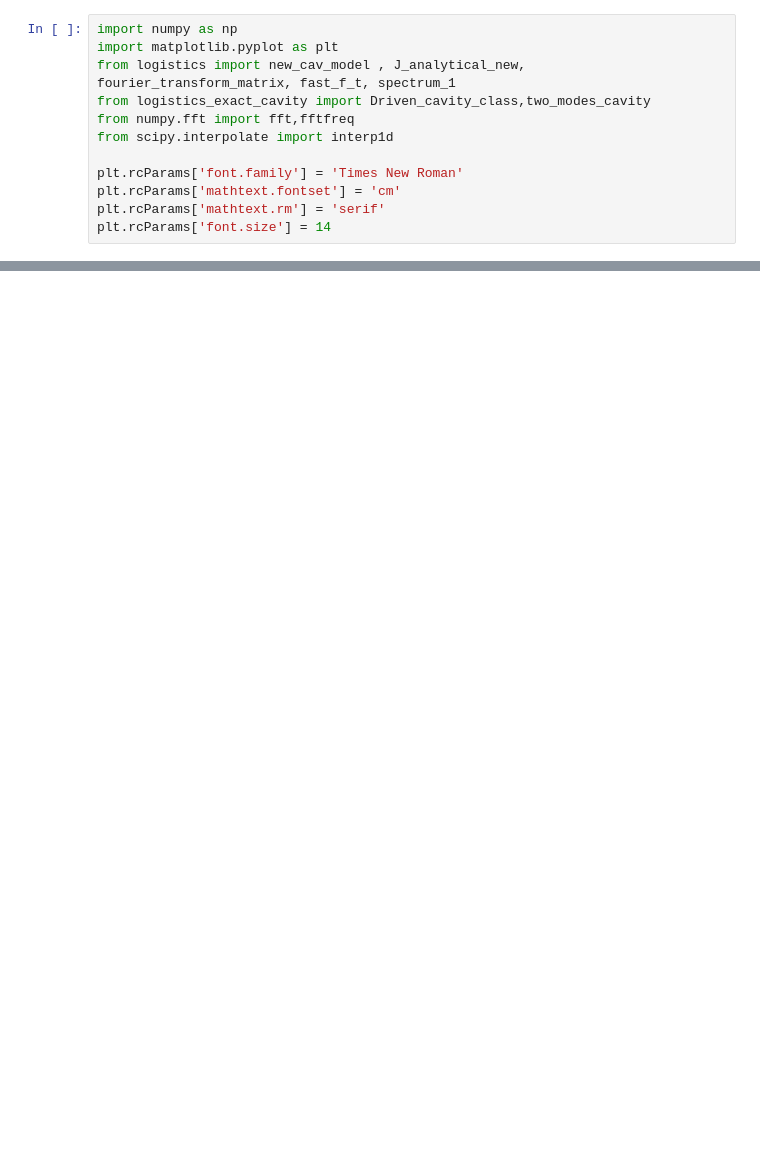
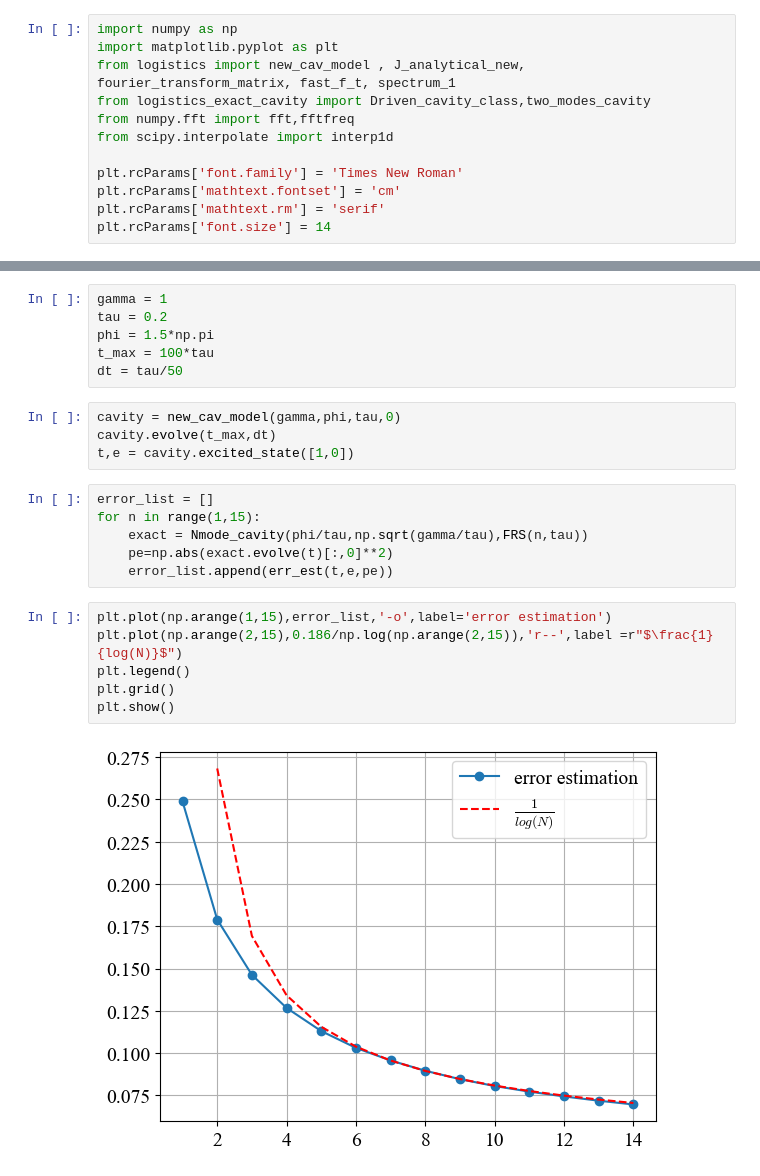
Before and after one commit to Taitoos2/Non_Markovian_Cavity, a Jupyter notebook: Non_Markovian_limit.ipynb, the cells around one changed output, grey strips where cells are left out. Drawn from its saved outputs; the diff is of its cells as text; blank space fills up the shorter version.

```diff
--- a/Non_Markovian_limit.ipynb
+++ b/Non_Markovian_limit.ipynb
@@ -15,2 +72,26 @@ I believe there is no ' intermediate limit' , just markovian and non Markovian.
+# %%
+gamma = 1
+tau = 0.2
+phi = 1.5*np.pi
+t_max = 100*tau
+dt = tau/50
+# %%
+cavity = new_cav_model(gamma,phi,tau,0)
+cavity.evolve(t_max,dt)
+t,e = cavity.excited_state([1,0])
+# %%
+error_list = []
+for n in range(1,15):
+    exact = Nmode_cavity(phi/tau,np.sqrt(gamma/tau),FRS(n,tau))
+    pe=np.abs(exact.evolve(t)[:,0]**2)
+    error_list.append(err_est(t,e,pe))
+# %%
+plt.plot(np.arange(1,15),error_list,'-o',label='error estimation')
+plt.plot(np.arange(2,15),0.186/np.log(np.arange(2,15)),'r--',label =r"$\frac{1}{log(N)}$")
+plt.legend()
+plt.grid()
+plt.show()
+# %% [output]
+[figure, added]
 # %%
 def exp000(phi,gamma,tau_values):
```
Also changed, not shown: parts of 7 cells of this notebook, 1 other file.
